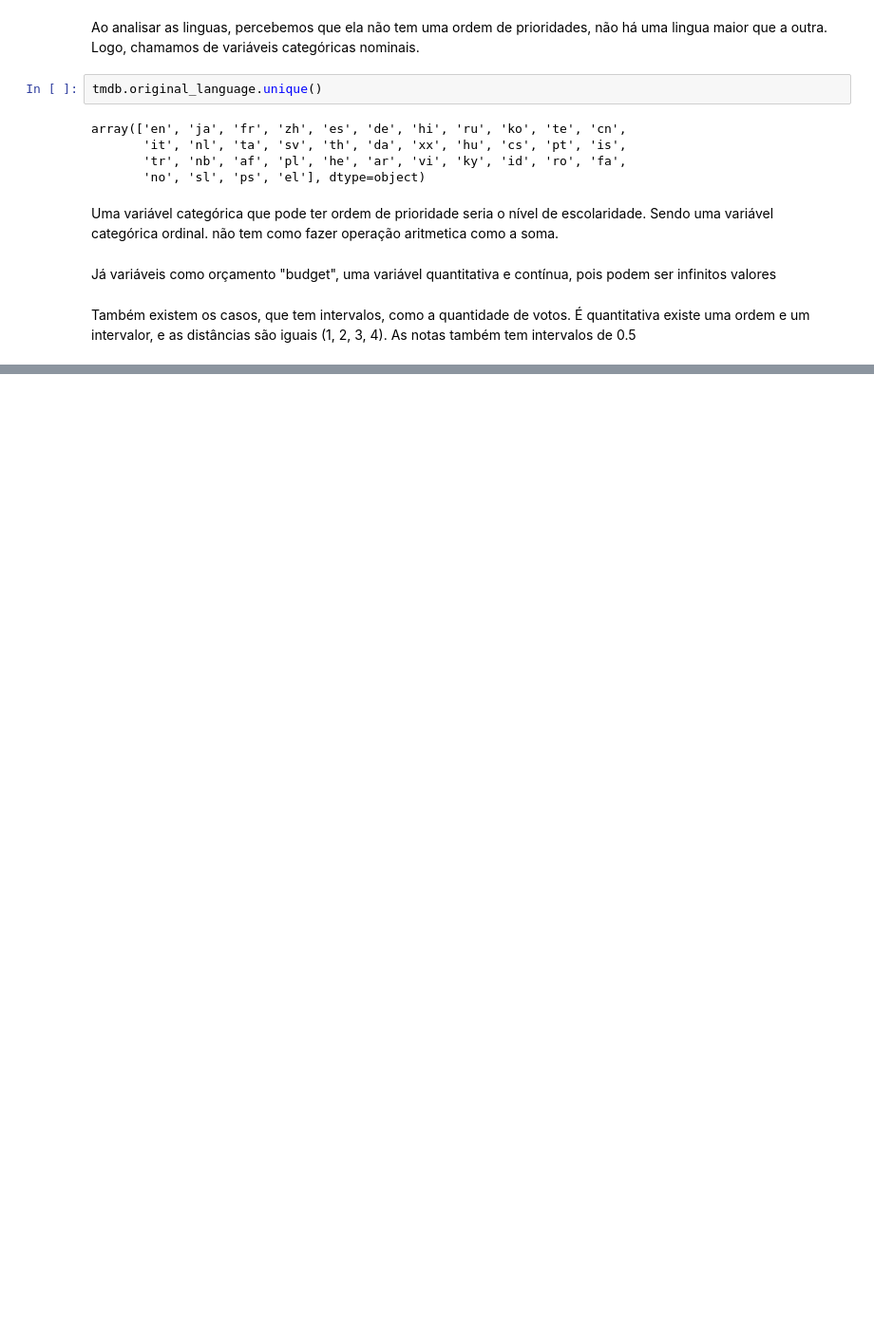
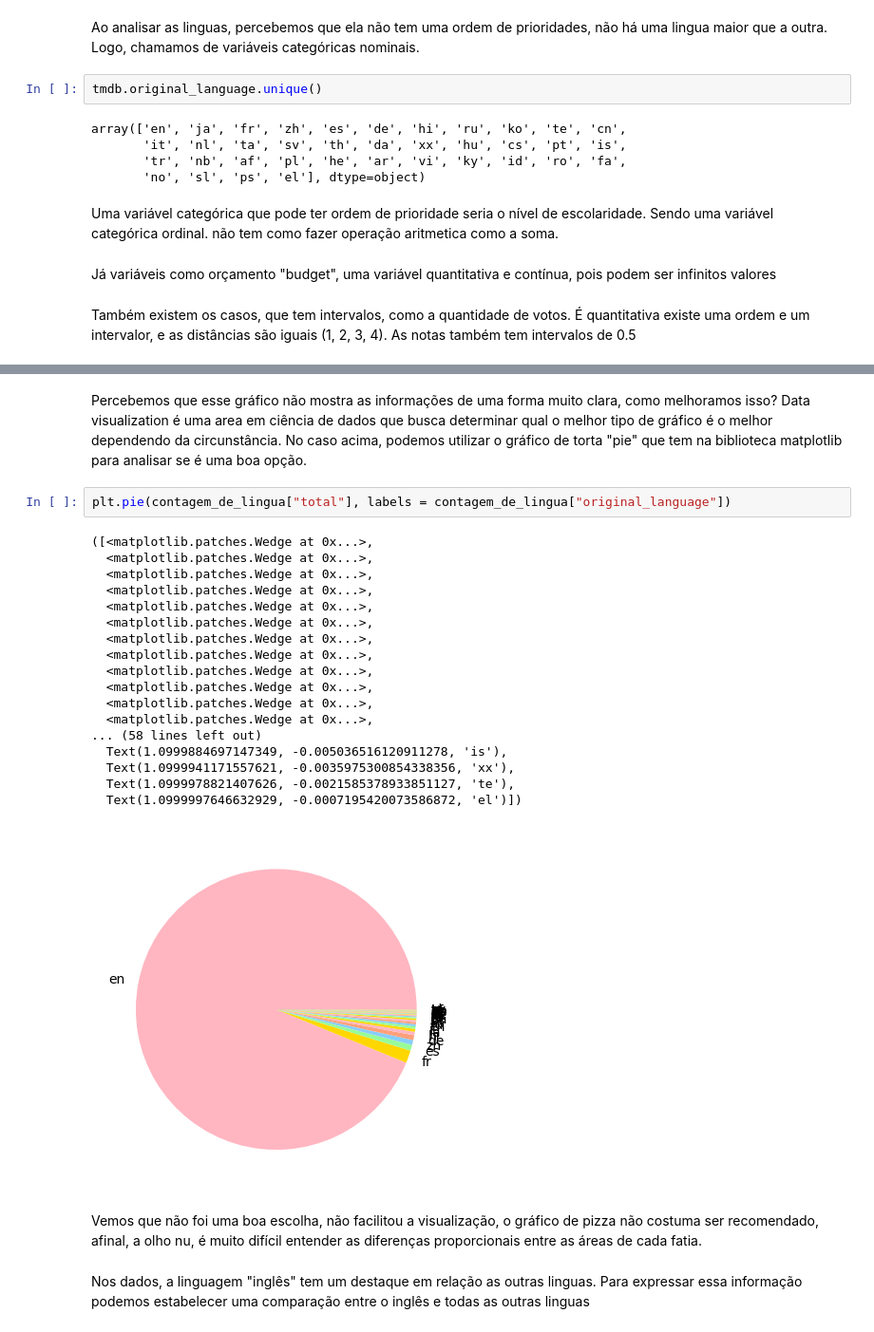
Before and after one commit to barbnrosa/data-science, a Jupyter notebook: analise-visualizacao-dados.ipynb, the cells around one changed output, grey strips where cells are left out. Shown: that part at 95% size. Drawn from its saved outputs; the diff is of its cells as text; blank space fills up the shorter version.

```diff
--- a/analise-visualizacao-dados.ipynb
+++ b/analise-visualizacao-dados.ipynb
@@ -363,0 +437,27 @@ As notas também tem intervalos de 0.5
+# %% [markdown]
+Percebemos que esse gráfico não mostra as informações de uma forma muito clara, como melhoramos isso? Data visualization é uma area em ciência de dados que busca determinar qual o melhor tipo de gráfico é o melhor dependendo da circunstância. No caso acima, podemos utilizar o gráfico de torta "pie" que tem na biblioteca matplotlib para analisar se é uma boa opção.
+# %%
+plt.pie(contagem_de_lingua["total"], labels = contagem_de_lingua["original_language"])
+# %% [output]
+([<matplotlib.patches.Wedge at 0x...>,
+  <matplotlib.patches.Wedge at 0x...>,
+  <matplotlib.patches.Wedge at 0x...>,
+  <matplotlib.patches.Wedge at 0x...>,
+  <matplotlib.patches.Wedge at 0x...>,
+  <matplotlib.patches.Wedge at 0x...>,
+  <matplotlib.patches.Wedge at 0x...>,
+  <matplotlib.patches.Wedge at 0x...>,
+  <matplotlib.patches.Wedge at 0x...>,
+  <matplotlib.patches.Wedge at 0x...>,
+  <matplotlib.patches.Wedge at 0x...>,
+  <matplotlib.patches.Wedge at 0x...>,
+... (58 lines left out)
+  Text(1.0999884697147349, -0.005036516120911278, 'is'),
+  Text(1.0999941171557621, -0.0035975300854338356, 'xx'),
+  Text(1.0999978821407626, -0.0021585378933851127, 'te'),
+  Text(1.0999997646632929, -0.0007195420073586872, 'el')])
+[figure, added]
+# %% [markdown]
+Vemos que não foi uma boa escolha, não facilitou a visualização, o gráfico de pizza não costuma ser recomendado, afinal, a olho nu, é muito difícil entender as diferenças proporcionais entre as áreas de cada fatia.
+# %% [markdown]
+Nos dados, a linguagem "inglês" tem um destaque em relação as outras linguas. Para expressar essa informação podemos estabelecer uma comparação entre o inglês e todas as outras linguas
```
Also changed, not shown: parts of 19 cells of this notebook.
